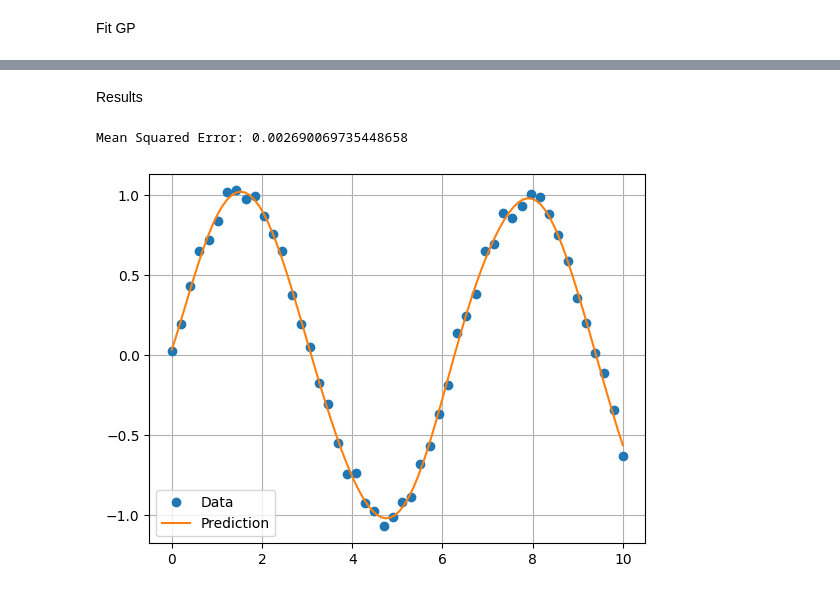
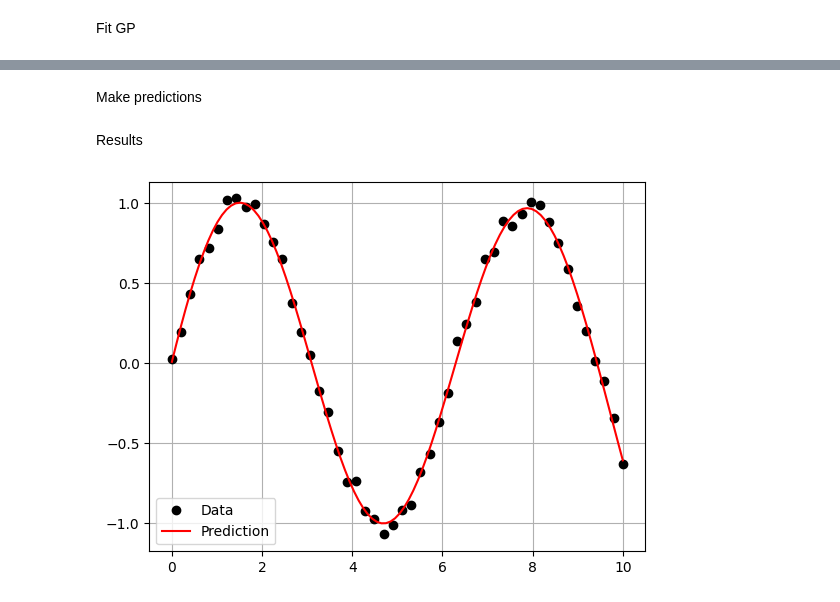
Before and after one commit to plgreenLIRU/lazy_GP, a Jupyter notebook: examples/demo_1D.ipynb, the cells around one changed output, grey strips where cells are left out. Saved outputs shown, nothing was run; the diff lists cells and outputs as text; code cells hidden in the pictures.

Commit message:
1D example now trains

```diff
--- a/examples/demo_1D.ipynb
+++ b/examples/demo_1D.ipynb
@@ -17,7 +24,6 @@ y_star = np.sin(X_star[:, 0]) + sigma * np.random.randn(len(X_star))
 Fit GP
 # %%
 m = GP()
-theta = np.array([1])
-m.set_hyperparameters(X=X, y=y, theta=theta, sigma=0.1)
-y_star_pred = m.predict(X_star)
+theta = np.array([3.])
+m.train(X=X, y=y, theta=theta, sigma=sigma)
 # %% [output]
@@ -24,0 +41,2 @@ CG converged in 20 iterations.
+# %% [markdown]
+Make predictions
@@ -25,16 +45,11 @@ CG converged in 20 iterations.
 # %% [markdown]
 Results
-# %%
-mse = mean_squared_error(y_star, y_star_pred)
-print("Mean Squared Error:", mse)
-# %% [output]
-Mean Squared Error: 0.002690069735448658
 # %%
 fig, ax = plt.subplots()
-ax.plot(X, y, 'o', label='Data')
-ax.plot(X_star, y_star_pred, '-', label='Prediction')
+ax.plot(X, y, 'o', label='Data', color='black')
+ax.plot(X_star, y_star_pred, '-', color='red', label='Prediction')
 ax.legend()
 ax.grid()
 plt.show()
 # %% [output]
-[figure, old version]
+[figure, new version]
```
Also changed, not shown: parts of 3 cells of this notebook, 1 other file.
